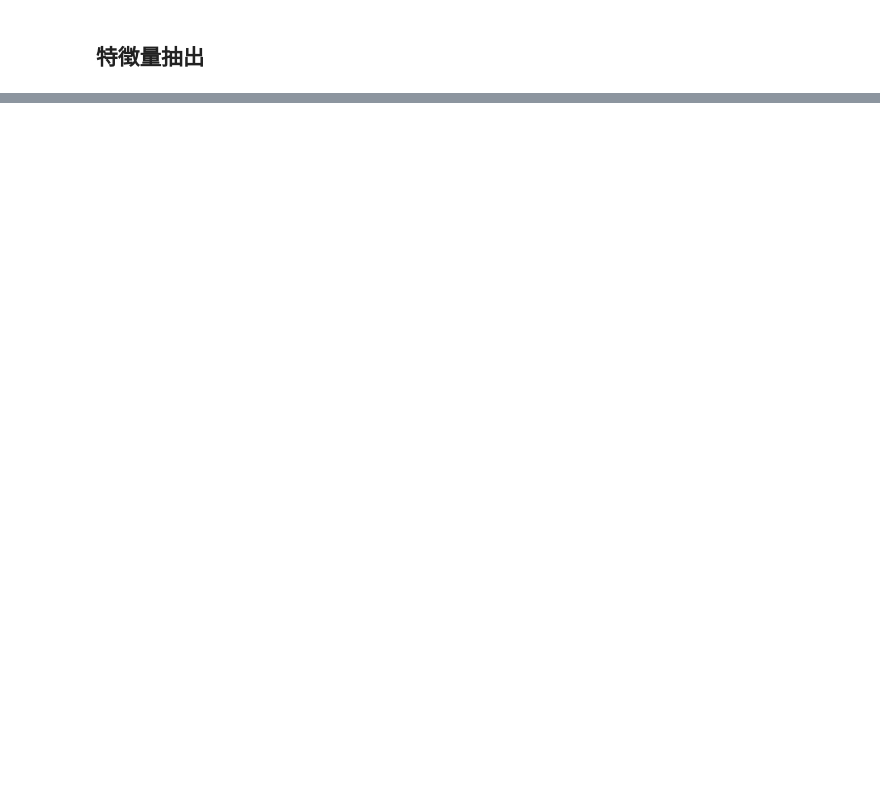
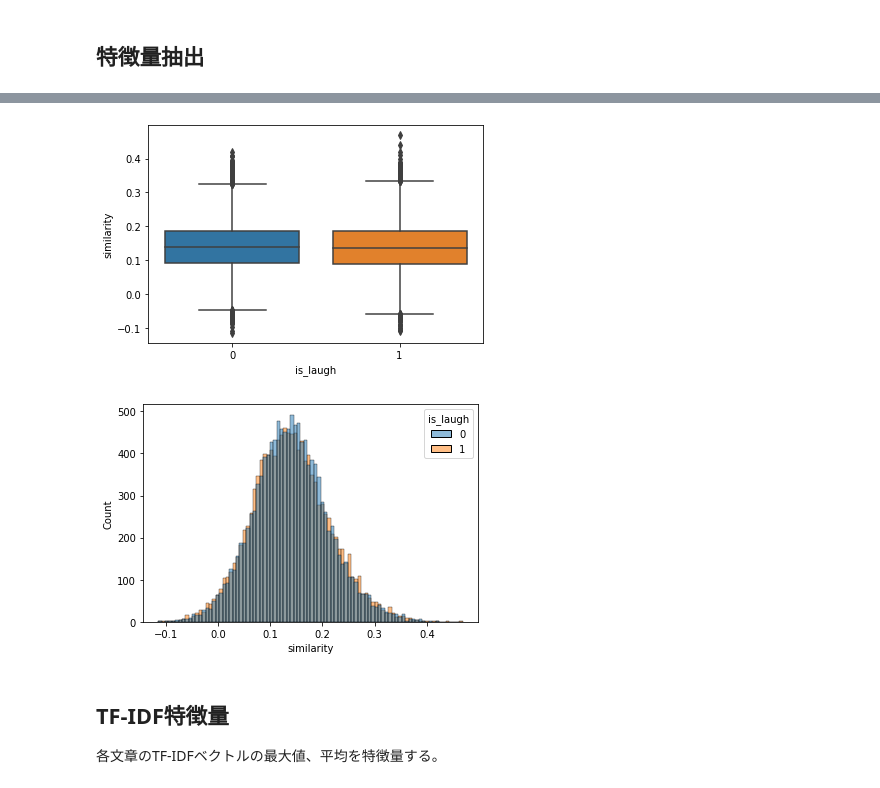
Before and after one commit to ryota0051/boke-ai, a Jupyter notebook: notebooks/2.1 extract_feature.ipynb, the cells around one changed output, grey strips where cells are left out. Drawn from its saved outputs; the diff is of its cells as text; code cells hidden in the pictures; blank space fills up the shorter version.

```diff
--- a/notebooks/2.1 extract_feature.ipynb
+++ b/notebooks/2.1 extract_feature.ipynb
@@ -75,6 +115,0 @@ def vectorize_ds(model, dataloader, device):
-# %%
-model = load_model(output_hidden_states=True)
-model.load_state_dict(torch.load('../model/mmbt_exp01/checkpoint-150/pytorch_model.bin'))
-device = 'cuda' if torch.cuda.is_available() else 'cpu'
-model.to(device)
-model.eval()
@@ -111,0 +319,25 @@ test_vector_df.to_csv('../dataset/processed/test_vector.csv', index=False)
+# %%
+device = "cuda" if torch.cuda.is_available() else "cpu"
+model, preprocess = ja_clip.load("rinna/japanese-clip-vit-b-16", cache_dir="/tmp/japanese_clip", device=device)
+model.eval()
+tokenizer = ja_clip.load_tokenizer()
+# %%
+train_clip_ds = CLIPDataset(train_df, tokenizer, preprocess, device)
+train_clip_dl = DataLoader(train_clip_ds, batch_size=12, collate_fn=collate_fn)
+train_similarity_arr = similarity_arr_with_clip(model, train_clip_dl)
+
+train_similarity_df = pd.DataFrame({
+    'similarity': train_similarity_arr,
+    'id': train_df['id']
+})
+train_similarity_df.to_csv('../dataset/processed/train_similarity.csv', index=False)
+# %%
+train_similarity_df['is_laugh'] = train_df['is_laugh']
+# %%
+sns.boxplot(data=train_similarity_df, x='is_laugh', y='similarity')
+plt.show()
+sns.histplot(data=train_similarity_df, x='similarity', hue='is_laugh')
+plt.show()
+# %% [output]
+[figure, added]
+[figure, added]
@@ -111,0 +354,4 @@ test_vector_df.to_csv('../dataset/processed/test_vector.csv', index=False)
+# %% [markdown]
+## TF-IDF特徴量
+
+各文章のTF-IDFベクトルの最大値、平均を特徴量する。
```
Also changed, not shown: parts of 33 cells of this notebook, 6 other files.
